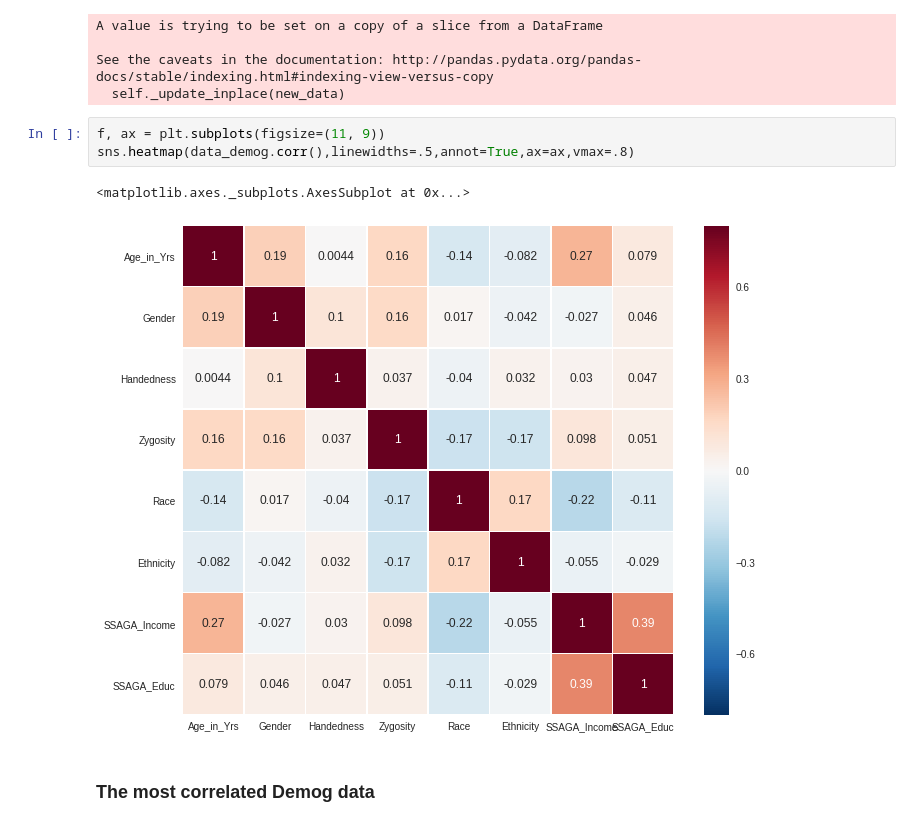
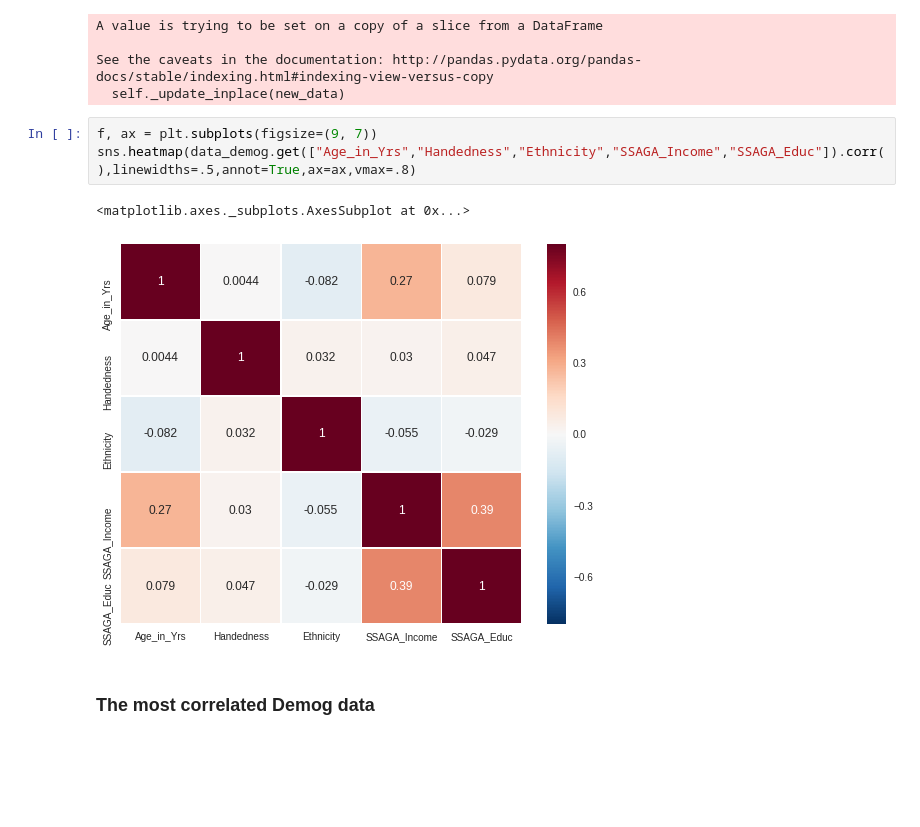
Before and after one commit to SIMEXP/hcp, a Jupyter notebook: HCP_pheno-corr_all.ipynb, the cells around one changed output. Drawn from its saved outputs; the diff is of its cells as text; blank space fills up the shorter version.

```diff
--- a/HCP_pheno-corr_all.ipynb
+++ b/HCP_pheno-corr_all.ipynb
@@ -83,11 +83,11 @@ A value is trying to be set on a copy of a slice from a DataFrame
 See the caveats in the documentation: http://pandas.pydata.org/pandas-docs/stable/indexing.html#indexing-view-versus-copy
   self._update_inplace(new_data)
 # %%
-f, ax = plt.subplots(figsize=(11, 9))
-sns.heatmap(data_demog.corr(),linewidths=.5,annot=True,ax=ax,vmax=.8)
+f, ax = plt.subplots(figsize=(9, 7))
+sns.heatmap(data_demog.get(["Age_in_Yrs","Handedness","Ethnicity","SSAGA_Income","SSAGA_Educ"]).corr(),linewidths=.5,annot=True,ax=ax,vmax=.8)
 # %% [output]
 <matplotlib.axes._subplots.AxesSubplot at 0x...>
-[figure, old version]
+[figure, new version]
 # %% [markdown]
 ### The most correlated Demog data
 # %% [markdown]
```
Also changed, not shown: parts of 22 cells of this notebook.
